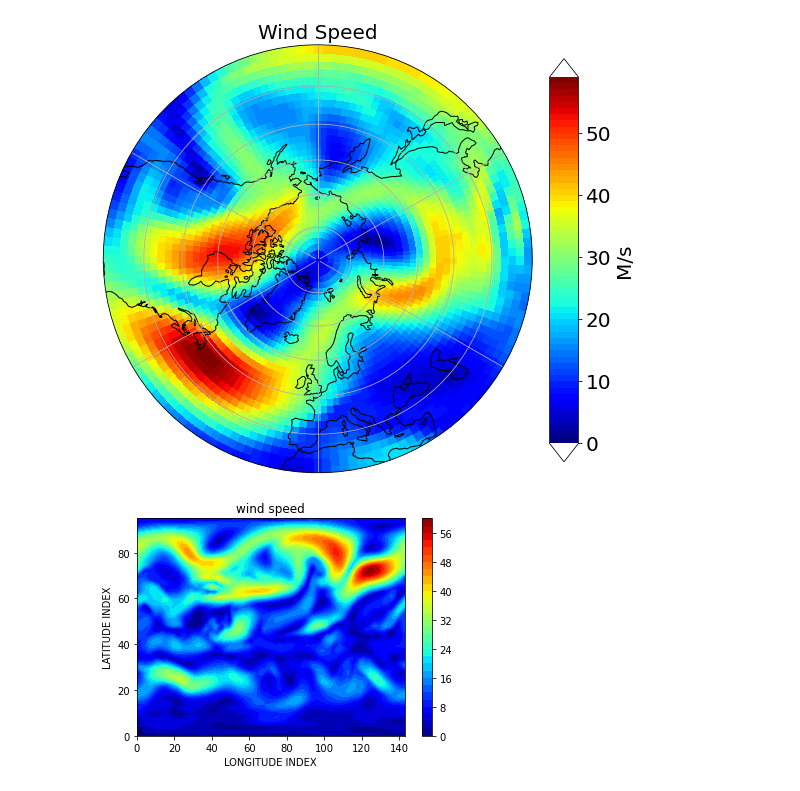
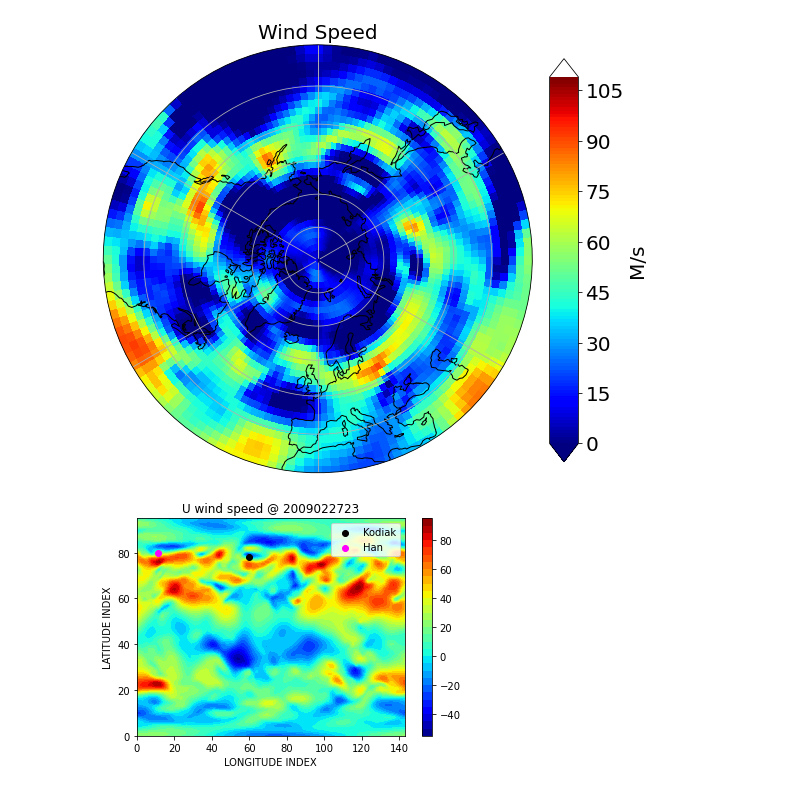
Before and after one commit to 7AlonsoRaikiri7/SummerREU, a Jupyter notebook: WACCMX+DART_UVTGPH_2009011900-2009030523.ipynb, the cells around one changed output. Cells and saved outputs as stored; diff of their text form; code cells hidden in the pictures.

Commit message:
plots

```diff
--- a/WACCMX+DART_UVTGPH_2009011900-2009030523.ipynb
+++ b/WACCMX+DART_UVTGPH_2009011900-2009030523.ipynb
@@ -32,25 +53,28 @@ ds
 
 # plt.show()
 
-data_U = xr.DataArray(ds.U[0,75,:,:], coords=[ds.LATITUDE, ds.LONGITUDE], dims=["lat", "lon"])
+data_U = xr.DataArray(ds.U[95,34,:,:], coords=[ds.LATITUDE, ds.LONGITUDE], dims=["lat", "lon"])
 data_V = xr.DataArray(ds.V[0,75,:,:], coords=[ds.LATITUDE, ds.LONGITUDE], dims=["lat", "lon"])
 wind_speed = np.sqrt(np.power(data_U,2)+np.power(data_V,2))
 data_windSpeed = xr.DataArray(wind_speed, coords=[ds.LATITUDE, ds.LONGITUDE], dims=["lat", "lon"])
 # %%
-circular_polar_plot(wind_speed, 30, 'jet', 'Wind Speed',
-                    cbar_label='M/s', levels_=np.arange(0,60,1), cbar_levels_=np.arange(0,60,10))
+circular_polar_plot(data_U, 30, 'jet', 'Wind Speed',
+                    cbar_label='M/s', levels_=np.arange(0,110,1), cbar_levels_=np.arange(0,110,15))
 plt.show()
 # %% [output]
-[figure, old version]
+[figure, new version]
 # %%
-
-plt.contourf(wind_speed,30,cmap='jet')
+plt.contourf(data_U,30,cmap='jet')
 plt.xlabel('LONGITUDE INDEX')
 plt.ylabel('LATITUDE INDEX')
-plt.title('wind speed')
-plt.annotate('K',(.5,.5))
+plt.title('U wind speed @ 2009022723')
 plt.colorbar()
+plt.scatter(60,78,color='black',label='Kodiak')
+plt.scatter(11,80,color='magenta',label='Han')
+plt.legend()
+
+
 
 plt.show()
 # %% [output]
-[figure, old version]
+[figure, new version]
```
Also changed, not shown: parts of 6 cells of this notebook.
